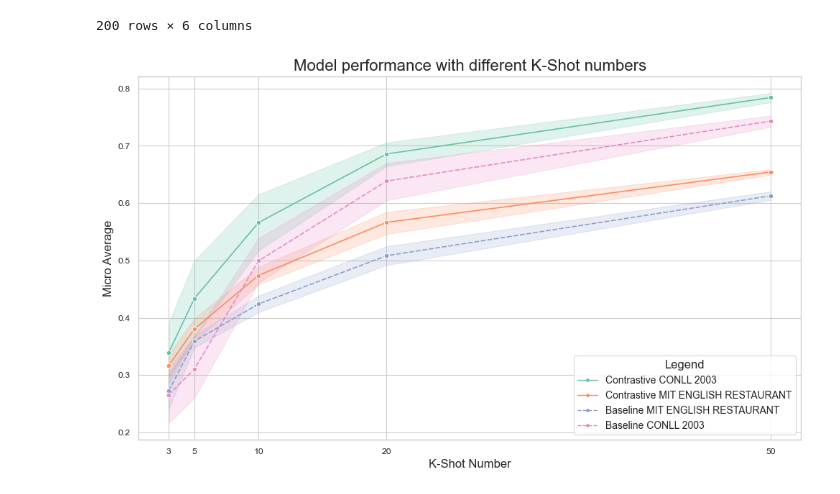
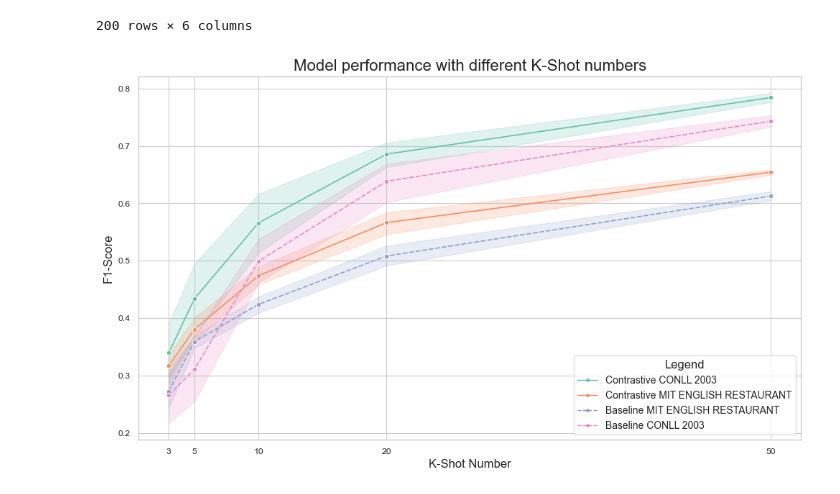
Before and after one commit to cezary17/contrastner, a Jupyter notebook: analysis/k_shot_analysis.ipynb, the cells around one changed output. Saved outputs shown, nothing was run; the diff lists cells and outputs as text; code cells hidden in the pictures.

```diff
--- a/analysis/k_shot_analysis.ipynb
+++ b/analysis/k_shot_analysis.ipynb
@@ -76,36 +76,36 @@ sns.lineplot(data=df, x='k_shot_num', y='micro avg', hue='run_setting', style="r
 # Customize the plot
 plt.title('Model performance with different K-Shot numbers', fontsize=16)
 plt.xlabel('K-Shot Number', fontsize=12)
-plt.ylabel('Micro Average', fontsize=12)
+plt.ylabel('F1-Score', fontsize=12)
 plt.legend(title='Corpus and Setting', fontsize=10, title_fontsize=12)
 
 
 # Get unique values for run_setting and run_type
 run_settings = df['run_setting'].unique()
 run_types = df['run_type'].unique()
 
 # Create custom handles for the legend
 handles = []
 labels = []
 
 # Add handles for run_setting (colors)
 for setting in run_settings:
     line_drawstyle = "dashed" if "Baseline" in setting else "solid"
     handle = Line2D([0], [0], color=sns.color_palette()[list(run_settings).index(setting)], lw=1, marker=".", linestyle=line_drawstyle)
     handles.append(handle)
     labels.append(setting)
 
 # Set the custom legend
 plt.legend(handles=handles, labels=labels, title='Legend', fontsize=10, title_fontsize=12)
 
 unique_k_shots = sorted(df['k_shot_num'].unique())
 plt.xticks(unique_k_shots)
 
 # Show the plot
 plt.tight_layout()
 
 save_path = Path("output_figs", "k_shot_fig.png")
 plt.savefig(save_path, bbox_inches='tight')
 plt.show()
 # %% [output]
-[figure, old version]
+[figure, new version]
```
